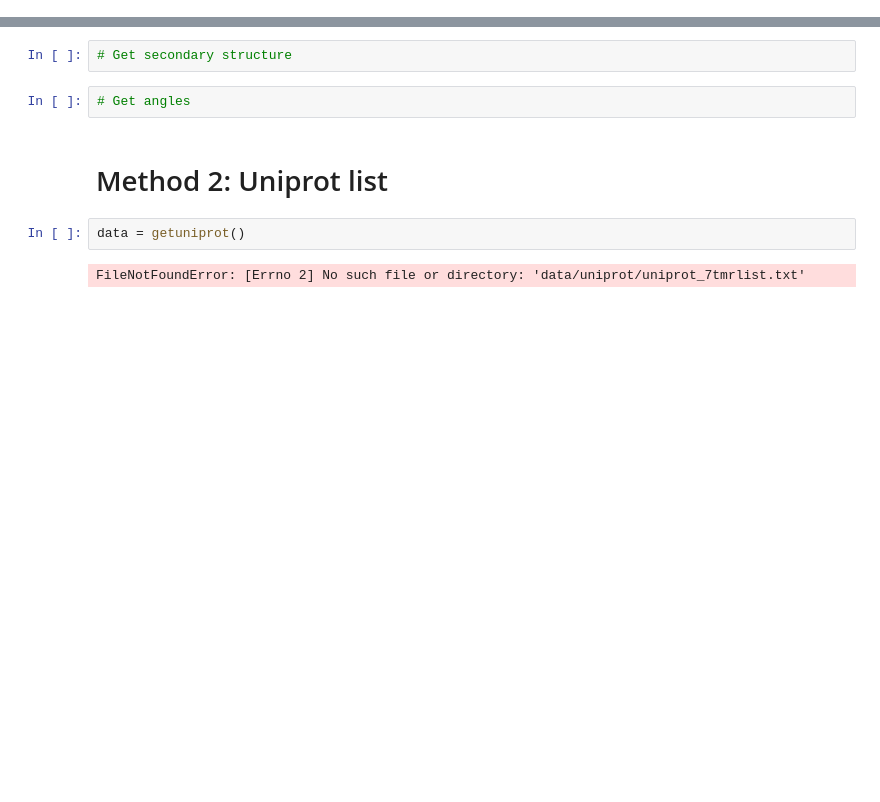
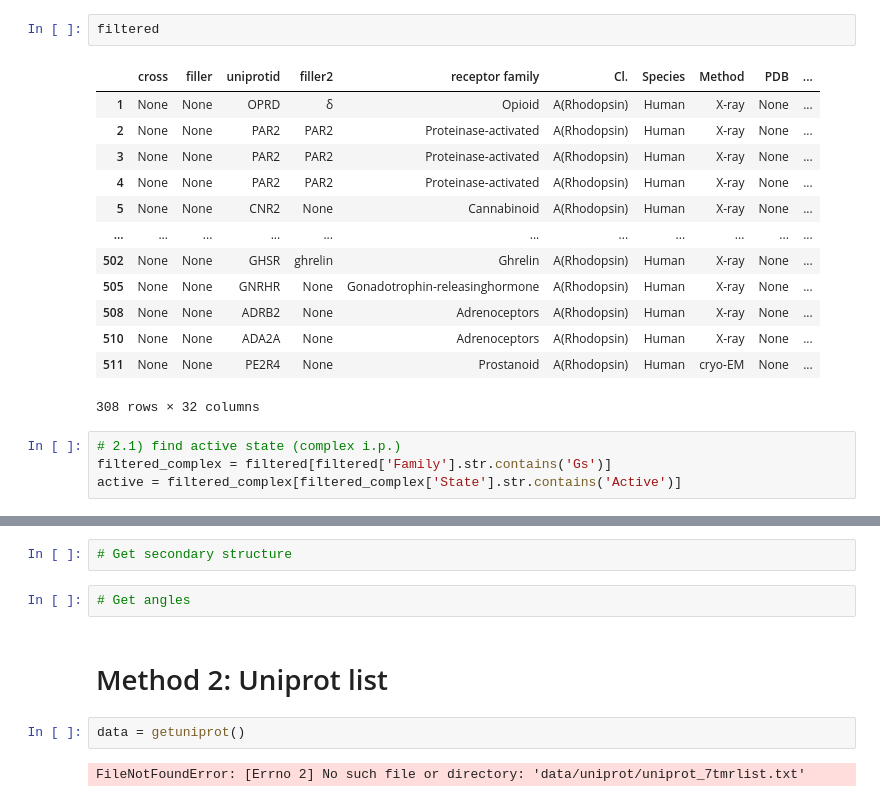
Before and after one commit to flurinh/mt, a Jupyter notebook: ICL4.ipynb, the cells around one changed output, grey strips where cells are left out. Cells and saved outputs as stored; diff of their text form; blank space fills up the shorter version.

```diff
--- a/ICL4.ipynb
+++ b/ICL4.ipynb
@@ -31,0 +33,20 @@ for p in prots:
+# %%
+filtered
+# %% [output]
+|  | cross | filler | uniprotid | filler2 | receptor family | Cl. | Species | Method | PDB | ... |
+| 1 | None | None | OPRD | δ | Opioid | A(Rhodopsin) | Human | X-ray | None | ... |
+| 2 | None | None | PAR2 | PAR2 | Proteinase-activated | A(Rhodopsin) | Human | X-ray | None | ... |
+| 3 | None | None | PAR2 | PAR2 | Proteinase-activated | A(Rhodopsin) | Human | X-ray | None | ... |
+| 4 | None | None | PAR2 | PAR2 | Proteinase-activated | A(Rhodopsin) | Human | X-ray | None | ... |
+| 5 | None | None | CNR2 | None | Cannabinoid | A(Rhodopsin) | Human | X-ray | None | ... |
+| ... | ... | ... | ... | ... | ... | ... | ... | ... | ... | ... |
+| 502 | None | None | GHSR | ghrelin | Ghrelin | A(Rhodopsin) | Human | X-ray | None | ... |
+| 505 | None | None | GNRHR | None | Gonadotrophin-releasinghormone | A(Rhodopsin) | Human | X-ray | None | ... |
+| 508 | None | None | ADRB2 | None | Adrenoceptors | A(Rhodopsin) | Human | X-ray | None | ... |
+| 510 | None | None | ADA2A | None | Adrenoceptors | A(Rhodopsin) | Human | X-ray | None | ... |
+| 511 | None | None | PE2R4 | None | Prostanoid | A(Rhodopsin) | Human | cryo-EM | None | ... |
+308 rows × 32 columns
+# %%
+# 2.1) find active state (complex i.p.)
+filtered_complex = filtered[filtered['Family'].str.contains('Gs')]
+active = filtered_complex[filtered_complex['State'].str.contains('Active')]
```
Also changed, not shown: parts of 24 cells of this notebook, 4 other files.
